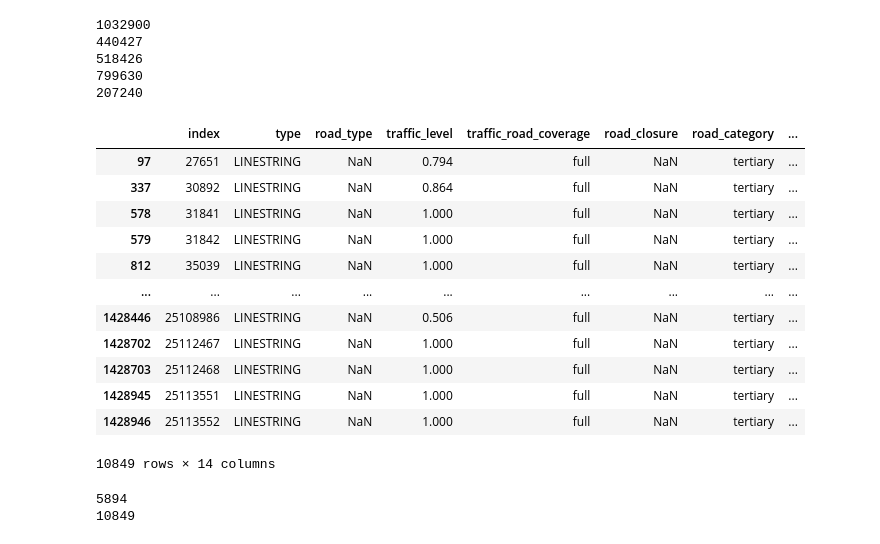
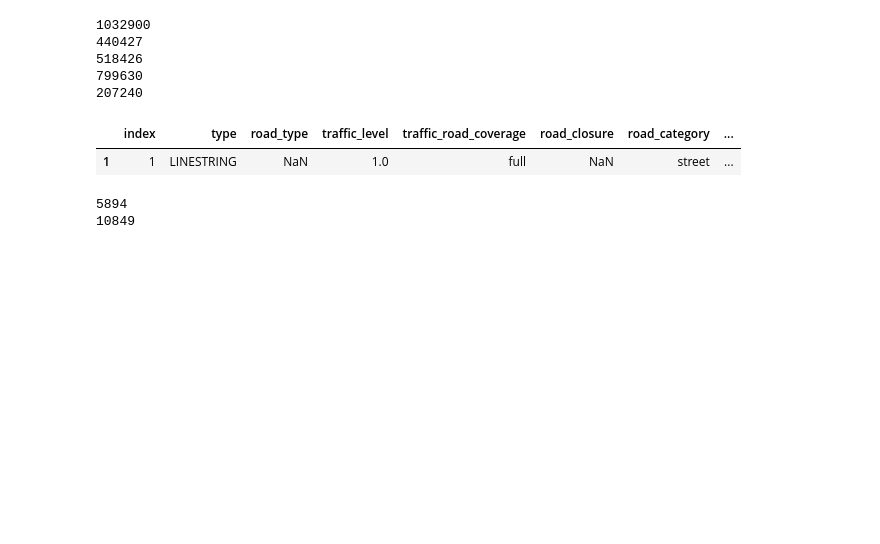
Before and after one commit to vlegaria/air_pollution, a Jupyter notebook: traffic_flow/vector/traffic_flow_processing.ipynb, the cells around one changed output. Drawn from its saved outputs; the diff is of its cells as text; code cells hidden in the pictures; blank space fills up the shorter version.

```diff
--- a/traffic_flow/vector/traffic_flow_processing.ipynb
+++ b/traffic_flow/vector/traffic_flow_processing.ipynb
@@ -148,29 +140,18 @@ for station_name in EMCAS:
 """
 # %%
 dir = "C:/Users/valer/Documents/CIC/doctorado/air_pollution_data/traffic_EMCAS/traffic_"
-dir_file = dir+"UIZ.csv"
+dir_file = dir+"PED.csv"
 traffic_data = pd.read_csv(dir_file)
 
 dir_dict_nearest_streets = "C:/Users/valer/Documents/CIC/doctorado/air_pollution_data/dict_nearest_streets.json"
 with open(dir_dict_nearest_streets, "r") as j:
     dict_nearest_streets = json.load(j)
-streetID = dict_nearest_streets["UIZ"][0]
+streetID = dict_nearest_streets["PED"][0]
 df = traffic_data[traffic_data.streetID == int(streetID)]
 df
 # %% [output]
 |  | index | type | road_type | traffic_level | traffic_road_coverage | road_closure | road_category | ... |
-| 97 | 27651 | LINESTRING | NaN | 0.794 | full | NaN | tertiary | ... |
-| 337 | 30892 | LINESTRING | NaN | 0.864 | full | NaN | tertiary | ... |
-| 578 | 31841 | LINESTRING | NaN | 1.000 | full | NaN | tertiary | ... |
-| 579 | 31842 | LINESTRING | NaN | 1.000 | full | NaN | tertiary | ... |
-| 812 | 35039 | LINESTRING | NaN | 1.000 | full | NaN | tertiary | ... |
-| ... | ... | ... | ... | ... | ... | ... | ... | ... |
-| 1428446 | 25108986 | LINESTRING | NaN | 0.506 | full | NaN | tertiary | ... |
-| 1428702 | 25112467 | LINESTRING | NaN | 1.000 | full | NaN | tertiary | ... |
-| 1428703 | 25112468 | LINESTRING | NaN | 1.000 | full | NaN | tertiary | ... |
-| 1428945 | 25113551 | LINESTRING | NaN | 1.000 | full | NaN | tertiary | ... |
-| 1428946 | 25113552 | LINESTRING | NaN | 1.000 | full | NaN | tertiary | ... |
+| 1 | 1 | LINESTRING | NaN | 1.0 | full | NaN | street | ... |
-10849 rows × 14 columns
 # %%
 df = pd.read_csv("raw_traffic_MER.csv")
 print(len(df))
```
Also changed, not shown: parts of 8 cells of this notebook, 12 other files.
